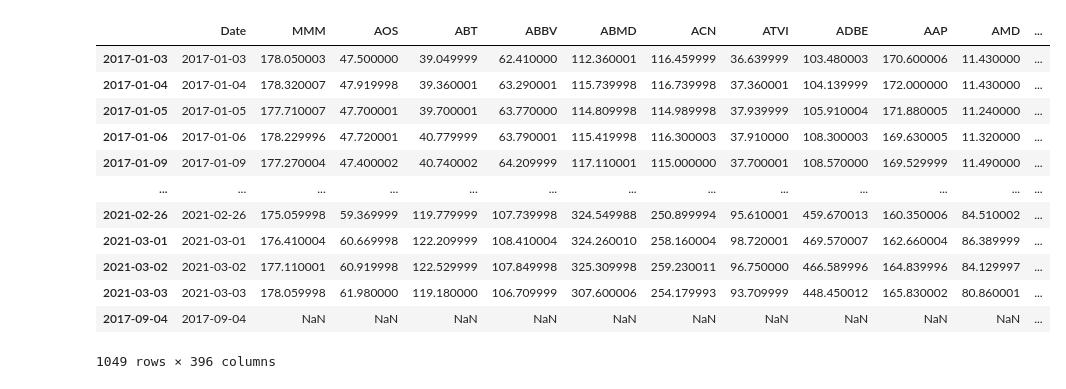
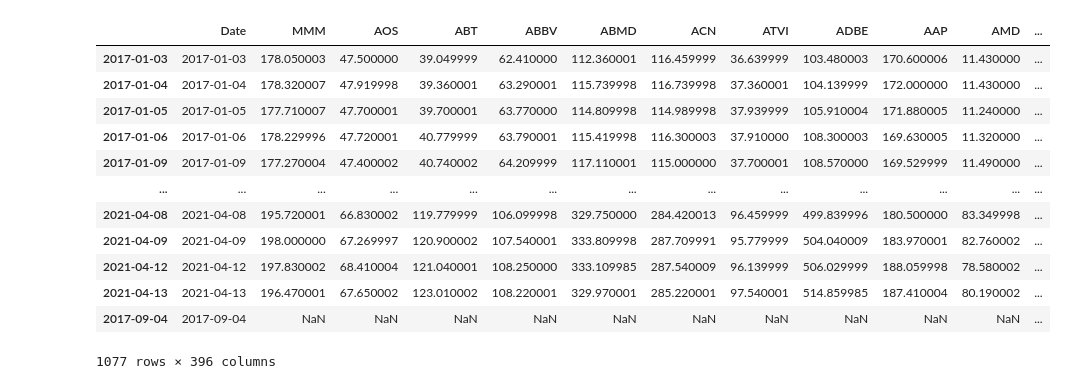
Before and after one commit to xanasa14/Finances, a Jupyter notebook: DownloadingDataYahooFinance.ipynb, the cells around one changed output. Cells and saved outputs as stored; diff of their text form; code cells hidden in the pictures.

```diff
--- a/DownloadingDataYahooFinance.ipynb
+++ b/DownloadingDataYahooFinance.ipynb
@@ -31,7 +31,7 @@ from yahoofinancials import YahooFinancials
 #startDate = "2018-01-02"
 startDate = "2017-01-01"
 
-endDate = "2021-03-05"
+endDate = "2021-04-14"
 companies = [
 'MMM', 'AOS', 'ABT', 'ABBV', 'ABMD', 'ACN', 'ATVI', 'ADBE', 'AAP', 'AMD', 'AES', 'AFL', 'A', 'APD', 'AKAM', 'ALK', 'ALB',
 'ARE', 'ALXN', 'ALGN', 'ALLE', 'LNT', 'ALL',  'GOOGL', 'MO', 'AMZN', 'AMCR', 'AEE', 'AAL', 'AEP', 'AXP', 'AIG', 'AMT', 'AWK', 'AMP', 'AME',
@@ -61,39 +61,39 @@ for company in companies:
                       start=startDate,
                       end=endDate,
                       progress=False)
   tsla_df = tsla_df.drop(columns=['Open', 'High','Low', 'Volume',"Adj Close"])
   tsla_df = tsla_df.rename(columns={'Close': company})
   tmp = tsla_df[str(company)]
 
   finalData = finalData.append(tmp, ignore_index=True)
 finalData
 finalData = finalData.T # or df2.transpose()
 for i in range(len(companies)):
   finalData = finalData.rename(columns={i: companies[i]})
 
 
 
 
 finalData['Date'] = finalData.index
 col_name="Date"
 first_col = finalData.pop(col_name)
 finalData.insert(0, col_name, first_col)
 finalData.to_csv('/content/drive/MyDrive/YahooData/YahooFinanceData.csv', index = False, header=True)
 finalData
 # %% [output]
 |  | Date | MMM | AOS | ABT | ABBV | ABMD | ACN | ATVI | ADBE | AAP | AMD | ... |
 | 2017-01-03 | 2017-01-03 | 178.050003 | 47.500000 | 39.049999 | 62.410000 | 112.360001 | 116.459999 | 36.639999 | 103.480003 | 170.600006 | 11.430000 | ... |
 | 2017-01-04 | 2017-01-04 | 178.320007 | 47.919998 | 39.360001 | 63.290001 | 115.739998 | 116.739998 | 37.360001 | 104.139999 | 172.000000 | 11.430000 | ... |
 | 2017-01-05 | 2017-01-05 | 177.710007 | 47.700001 | 39.700001 | 63.770000 | 114.809998 | 114.989998 | 37.939999 | 105.910004 | 171.880005 | 11.240000 | ... |
 | 2017-01-06 | 2017-01-06 | 178.229996 | 47.720001 | 40.779999 | 63.790001 | 115.419998 | 116.300003 | 37.910000 | 108.300003 | 169.630005 | 11.320000 | ... |
 | 2017-01-09 | 2017-01-09 | 177.270004 | 47.400002 | 40.740002 | 64.209999 | 117.110001 | 115.000000 | 37.700001 | 108.570000 | 169.529999 | 11.490000 | ... |
 | ... | ... | ... | ... | ... | ... | ... | ... | ... | ... | ... | ... | ... |
-| 2021-02-26 | 2021-02-26 | 175.059998 | 59.369999 | 119.779999 | 107.739998 | 324.549988 | 250.899994 | 95.610001 | 459.670013 | 160.350006 | 84.510002 | ... |
-| 2021-03-01 | 2021-03-01 | 176.410004 | 60.669998 | 122.209999 | 108.410004 | 324.260010 | 258.160004 | 98.720001 | 469.570007 | 162.660004 | 86.389999 | ... |
-| 2021-03-02 | 2021-03-02 | 177.110001 | 60.919998 | 122.529999 | 107.849998 | 325.309998 | 259.230011 | 96.750000 | 466.589996 | 164.839996 | 84.129997 | ... |
-| 2021-03-03 | 2021-03-03 | 178.059998 | 61.980000 | 119.180000 | 106.709999 | 307.600006 | 254.179993 | 93.709999 | 448.450012 | 165.830002 | 80.860001 | ... |
+| 2021-04-08 | 2021-04-08 | 195.720001 | 66.830002 | 119.779999 | 106.099998 | 329.750000 | 284.420013 | 96.459999 | 499.839996 | 180.500000 | 83.349998 | ... |
+| 2021-04-09 | 2021-04-09 | 198.000000 | 67.269997 | 120.900002 | 107.540001 | 333.809998 | 287.709991 | 95.779999 | 504.040009 | 183.970001 | 82.760002 | ... |
+| 2021-04-12 | 2021-04-12 | 197.830002 | 68.410004 | 121.040001 | 108.250000 | 333.109985 | 287.540009 | 96.139999 | 506.029999 | 188.059998 | 78.580002 | ... |
+| 2021-04-13 | 2021-04-13 | 196.470001 | 67.650002 | 123.010002 | 108.220001 | 329.970001 | 285.220001 | 97.540001 | 514.859985 | 187.410004 | 80.190002 | ... |
 | 2017-09-04 | 2017-09-04 | NaN | NaN | NaN | NaN | NaN | NaN | NaN | NaN | NaN | NaN | ... |
-1049 rows × 396 columns
+1077 rows × 396 columns
 # %%
 #Check if any Columns have empty values(NAN)
 finalData.sort_values(by=['Date'])
```
Also changed, not shown: parts of 5 cells of this notebook.
